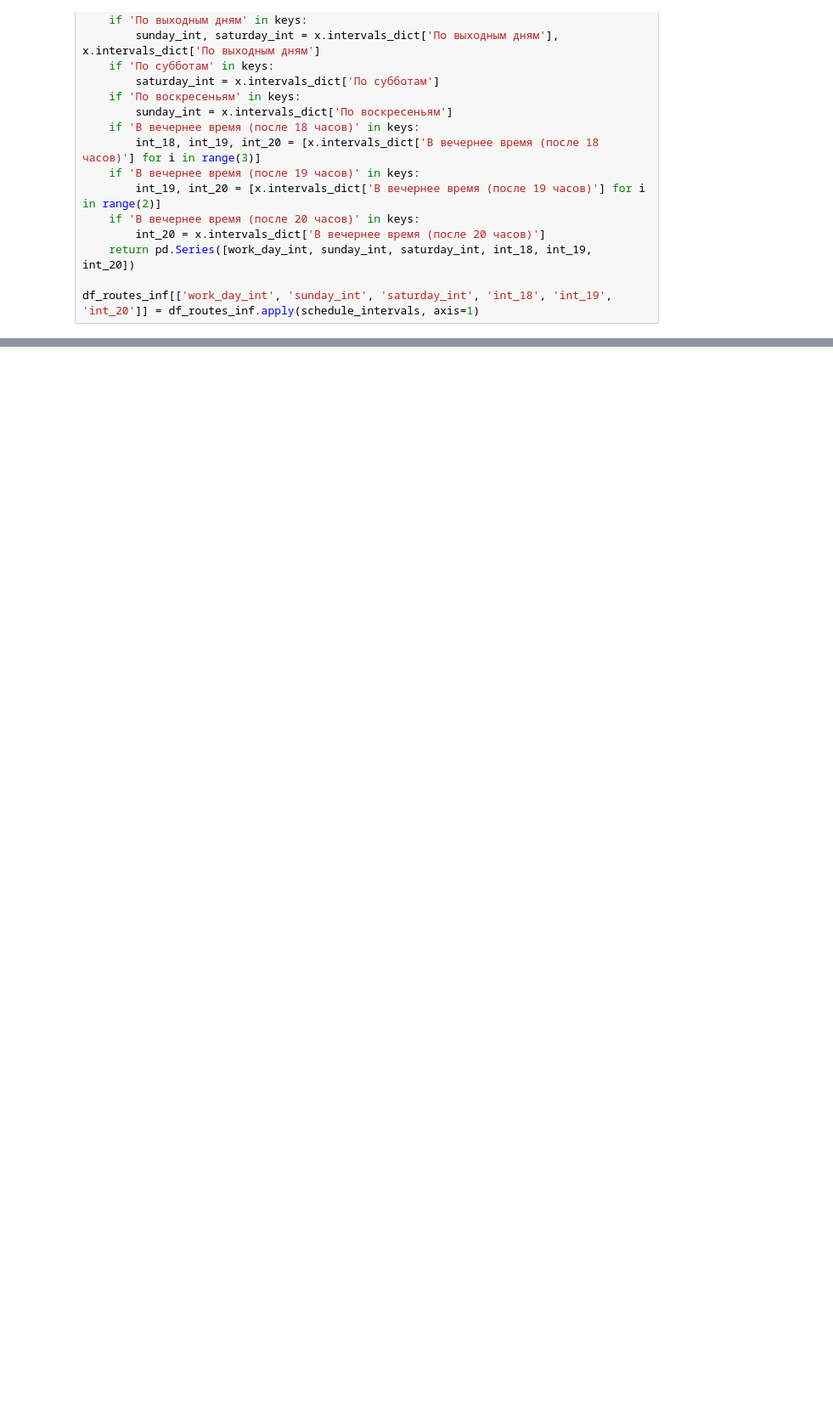
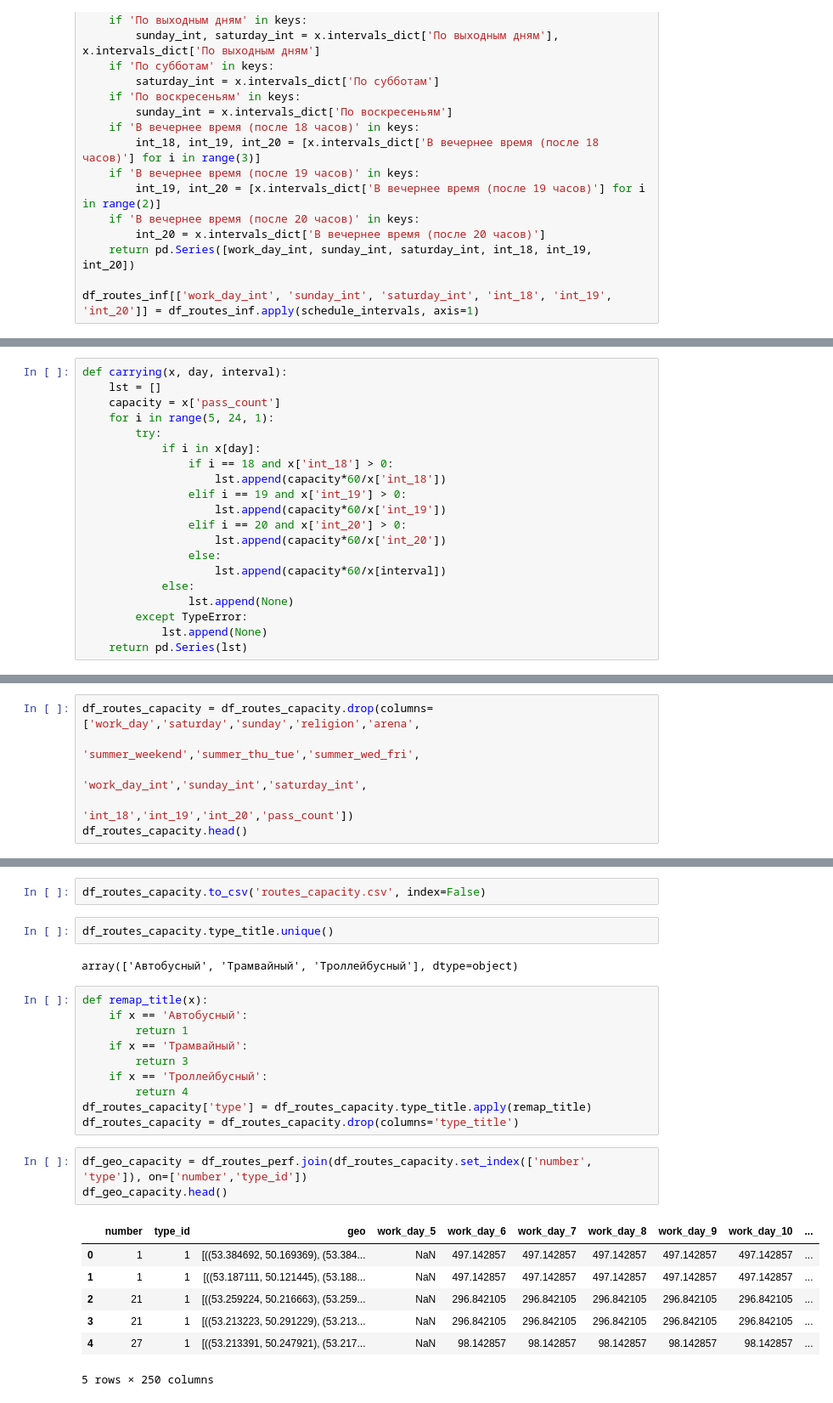
Before and after one commit to MargoILIrita/samaraOT, a Jupyter notebook: samara_ot.ipynb, the cells around one changed output, grey strips where cells are left out. Shown at 85% size. Saved outputs shown, nothing was run; the diff lists cells and outputs as text; blank space fills up the shorter version.

```diff
--- a/samara_ot.ipynb
+++ b/samara_ot.ipynb
@@ -381,0 +348,20 @@ Tatra T3SU (Т-3) (одиночные вагоны)АКСМ-62103 (одиноч
+# %%
+def carrying(x, day, interval):
+    lst = []
+    capacity = x['pass_count']
+    for i in range(5, 24, 1):
+        try:
+            if i in x[day]:
+                if i == 18 and x['int_18'] > 0:
+                    lst.append(capacity*60/x['int_18'])
+                elif i == 19 and x['int_19'] > 0:
+                    lst.append(capacity*60/x['int_19'])
+                elif i == 20 and x['int_20'] > 0:
+                    lst.append(capacity*60/x['int_20'])
+                else:
+                    lst.append(capacity*60/x[interval])
+            else:
+                lst.append(None)
+        except TypeError:
+            lst.append(None)
+    return pd.Series(lst)
@@ -381,0 +395,6 @@ Tatra T3SU (Т-3) (одиночные вагоны)АКСМ-62103 (одиноч
+# %%
+df_routes_capacity = df_routes_capacity.drop(columns=['work_day','saturday','sunday','religion','arena',
+                                                      'summer_weekend','summer_thu_tue','summer_wed_fri',
+                                                      'work_day_int','sunday_int','saturday_int',
+                                                      'int_18','int_19','int_20','pass_count'])
+df_routes_capacity.head()
@@ -381,0 +409,27 @@ Tatra T3SU (Т-3) (одиночные вагоны)АКСМ-62103 (одиноч
+# %%
+df_routes_capacity.to_csv('routes_capacity.csv', index=False)
+# %%
+df_routes_capacity.type_title.unique()
+# %% [output]
+array(['Автобусный', 'Трамвайный', 'Троллейбусный'], dtype=object)
+# %%
+def remap_title(x):
+    if x == 'Автобусный':
+        return 1
+    if x == 'Трамвайный':
+        return 3
+    if x == 'Троллейбусный':
+        return 4
+df_routes_capacity['type'] = df_routes_capacity.type_title.apply(remap_title)
+df_routes_capacity = df_routes_capacity.drop(columns='type_title')
+# %%
+df_geo_capacity = df_routes_perf.join(df_routes_capacity.set_index(['number', 'type']), on=['number','type_id'])
+df_geo_capacity.head()
+# %% [output]
+|  | number | type_id | geo | work_day_5 | work_day_6 | work_day_7 | work_day_8 | work_day_9 | work_day_10 | ... |
+| 0 | 1 | 1 | [((53.384692, 50.169369), (53.384... | NaN | 497.142857 | 497.142857 | 497.142857 | 497.142857 | 497.142857 | ... |
+| 1 | 1 | 1 | [((53.187111, 50.121445), (53.188... | NaN | 497.142857 | 497.142857 | 497.142857 | 497.142857 | 497.142857 | ... |
+| 2 | 21 | 1 | [((53.259224, 50.216663), (53.259... | NaN | 296.842105 | 296.842105 | 296.842105 | 296.842105 | 296.842105 | ... |
+| 3 | 21 | 1 | [((53.213223, 50.291229), (53.213... | NaN | 296.842105 | 296.842105 | 296.842105 | 296.842105 | 296.842105 | ... |
+| 4 | 27 | 1 | [((53.213391, 50.247921), (53.217... | NaN | 98.142857 | 98.142857 | 98.142857 | 98.142857 | 98.142857 | ... |
+5 rows × 250 columns
```
Also changed, not shown: parts of 18 cells of this notebook, 4 other files.
